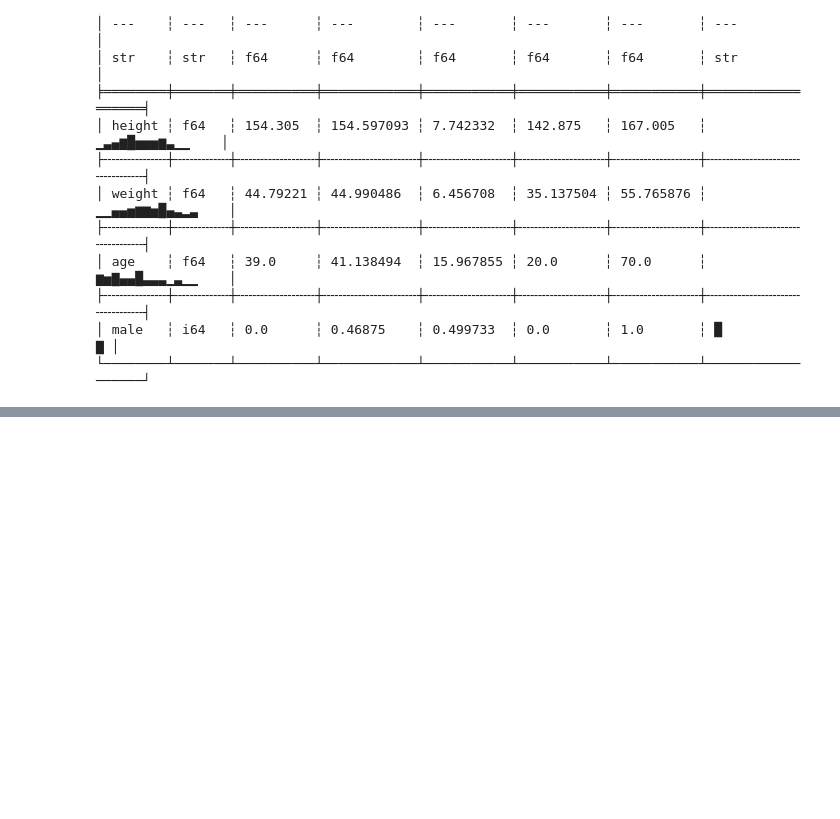
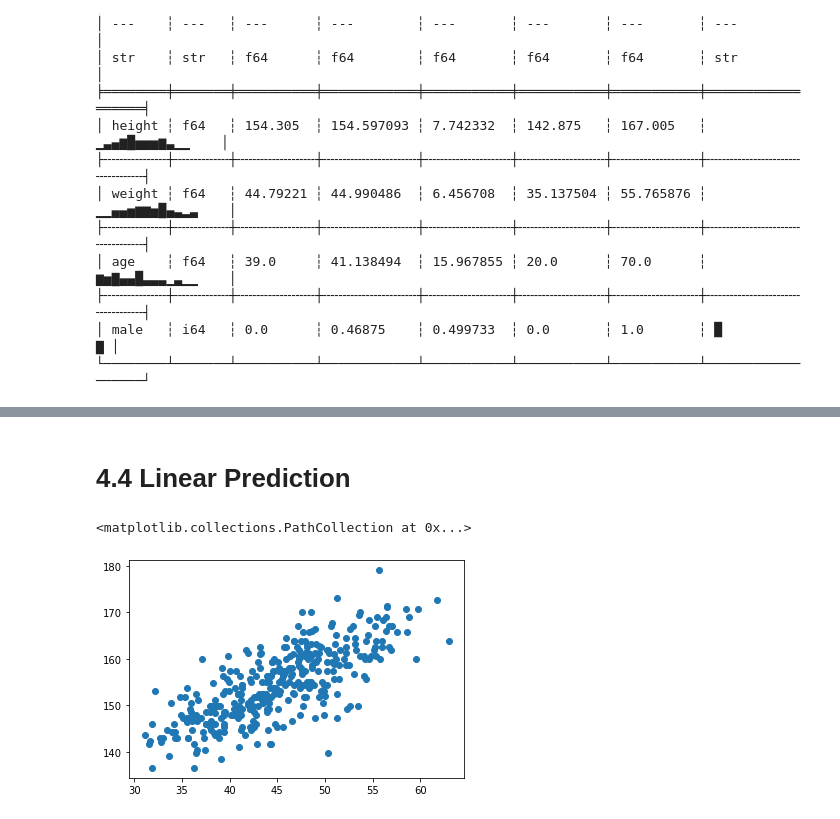
Before and after one commit to Mononofu/statistical_rethinking, a Jupyter notebook: Chapter 4 - Geocentric Models.ipynb, the cells around one changed output, grey strips where cells are left out. Saved outputs shown, nothing was run; the diff lists cells and outputs as text; code cells hidden in the pictures; blank space fills up the shorter version.

```diff
--- a/Chapter 4 - Geocentric Models.ipynb
+++ b/Chapter 4 - Geocentric Models.ipynb
@@ -93,0 +95,7 @@ print(util.summarize(samples))
+# %% [markdown]
+# 4.4 Linear Prediction
+# %%
+plt.scatter(d2['weight'], d2['height'])
+# %% [output]
+<matplotlib.collections.PathCollection at 0x...>
+[figure, added]
```
Also changed, not shown: parts of 15 cells of this notebook, 1 other file.
